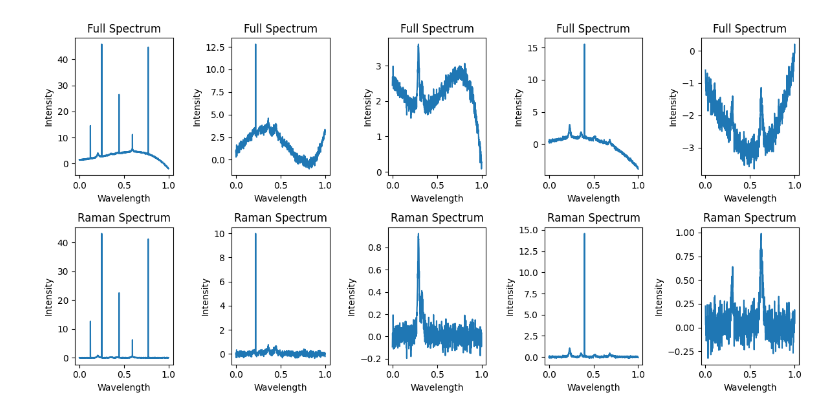
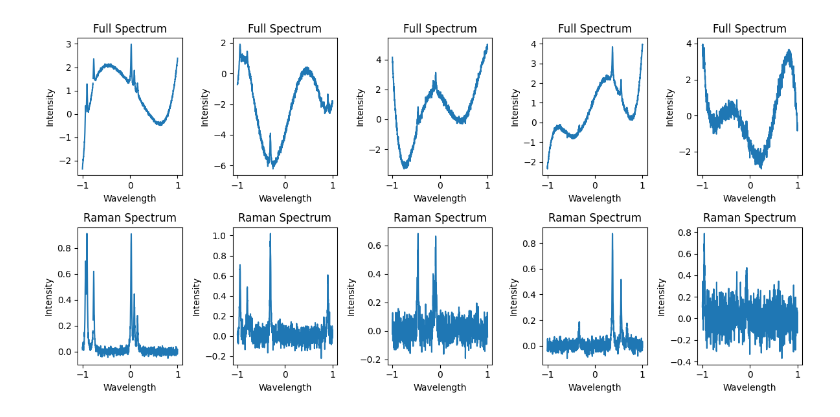
Before and after one commit to DircePineda/spectra, a Jupyter notebook: spectrum-with-changes.ipynb, the cells around one changed output. Cells and saved outputs as stored; diff of their text form; code cells hidden in the pictures.

Commit message:
Kaggle Notebook | spectrum with changes | Version 2

```diff
--- a/spectrum-with-changes.ipynb
+++ b/spectrum-with-changes.ipynb
@@ -11,7 +11,7 @@ class SyntheticRamanSpectrum:
         self.snr_range = snr_range
         self.cosmic_ray_prob = cosmic_ray_prob
         self.num_spectra = num_spectra
-        self.wavelengths = np.linspace(0, 1, self.pixels)
+        self.wavelengths = np.linspace(-1, 1, self.pixels)
         self.full_spectra_list = []
         self.raman_spectra_list = []
 
@@ -27,10 +27,11 @@ class SyntheticRamanSpectrum:
 
     def generate_spectrum(self):
         # Randomly select polynomial order for Chebyshev baseline
-        poly_order = np.random.randint(self.poly_order_range[0], self.poly_order_range[1] + 1)
+        poly_order = np.random.randint(self.poly_order_range[-1], self.poly_order_range[1] + 1)
 
         # Initialize an empty array to store the Chebyshev coefficients
-        cheby_baseline_coefficients = np.zeros(poly_order + 1)
+        cheby_baseline_coefficients = np.random.uniform(-1, 1, poly_order + 1)
+
 
         # Generate Chebyshev coefficients iteratively
         for i in range(poly_order + 1):
@@ -44,7 +45,7 @@ class SyntheticRamanSpectrum:
         # Define parameters for Lorentzian peaks
         num_peaks = np.random.randint(self.num_peaks_range[0], self.num_peaks_range[1] + 1)
         peak_amplitudes = np.random.uniform(0, 1, num_peaks)
-        peak_positions = np.random.uniform(0.2, 0.8, num_peaks)
+        peak_positions = np.random.uniform(-1, 1, num_peaks)
         peak_width = 1 / (self.pixels * 0.1)
 
         # Initialize the peaks array
@@ -61,7 +62,7 @@ class SyntheticRamanSpectrum:
         self.peaky_cheby = self.peaks + self.cheby_baseline
 
     # 4. NOISE GENERATION
-    def add_gaussian_noise(self, noise_amplitude_range=(0.1, 0.5)):
+    def add_gaussian_noise(self, noise_amplitude_range=(0, 1)):
         # Calculate signal power
         signal_power = np.mean(np.abs(self.cheby_baseline + self.peaks) ** 2)
 
@@ -86,6 +87,10 @@ class SyntheticRamanSpectrum:
 
     # 5. COSMIC RAYS
     # Generate Cosmic Rays
+    # Lorentzian peak with a width of 0
+    # Using formula y = 1 / (x - position)^2
+    # cosmic ray amplitudes: randomized between 0.8 & L2-norm of complete signal
+
     def add_cosmic_rays(self, num_cosmic_rays):
         cosmic_rays_spectrum = self.noisy_peaky_cheby.copy()
 
@@ -93,14 +98,20 @@ class SyntheticRamanSpectrum:
         l2_norm = np.linalg.norm(cosmic_rays_spectrum)
 
         for _ in range(num_cosmic_rays):
-            # Generate random amplitude between 0.8 & l2_norm
+            # Generate random amplitude between 0.8 and the L2-norm of the complete signal
             cosmic_ray_amplitude = np.random.uniform(0.8, l2_norm)
 
             # Randomly select position for cosmic ray
             position = np.random.randint(0, len(cosmic_rays_spectrum))
 
-            # Add cosmic ray as Lorentzian peak with width zero
-            cosmic_rays_spectrum[position] += cosmic_ray_amplitude
+            # Create the cosmic ray using the specified formula
+            cosmic_ray = cosmic_ray_amplitude / ((self.wavelengths - self.wavelengths[position]) ** 2)
+
+            # Normalize cosmic ray
+            cosmic_ray = cosmic_ray / cosmic_ray.max()
+
+            # Add cosmic ray to spectrum
+            cosmic_rays_spectrum += cosmic_ray
 
         # Update the full synthetic spectrum with cosmic rays
         full_spectrum = cosmic_rays_spectrum + self.noisy_peaky_cheby
@@ -131,31 +142,31 @@ for _ in range(num_spectra):
     num_cosmic_rays = np.random.randint(0, 6)
     synthetic_data_generator.add_cosmic_rays(num_cosmic_rays)
 
 full_spectra = synthetic_data_generator.full_spectra_list    # full_spectra contains full synthetic measured spectra
 raman_spectra = synthetic_data_generator.raman_spectra_list  # raman_spectra contains only Raman signals
 
 # Visualize results
 plt.figure(figsize=(12, 6))
 
 num_plots = min(5, num_spectra)  # Plot up to 5 spectra, or as many as you have generated
 
 # Plot full synthetic spectra
 for i in range(num_plots):
     plt.subplot(2, num_plots, i + 1)
     plt.plot(synthetic_data_generator.wavelengths, full_spectra[i])
     plt.title('Full Spectrum')
     plt.xlabel('Wavelength')
     plt.ylabel('Intensity')
 
 # Plot Raman spectra
 for i in range(num_plots):
     plt.subplot(2, num_plots, i + num_plots + 1)
     plt.plot(synthetic_data_generator.wavelengths, raman_spectra[i])
     plt.title('Raman Spectrum')
     plt.xlabel('Wavelength')
     plt.ylabel('Intensity')
 
 plt.tight_layout()
 plt.show()
 # %% [output]
-[figure, old version]
+[figure, new version]
```
